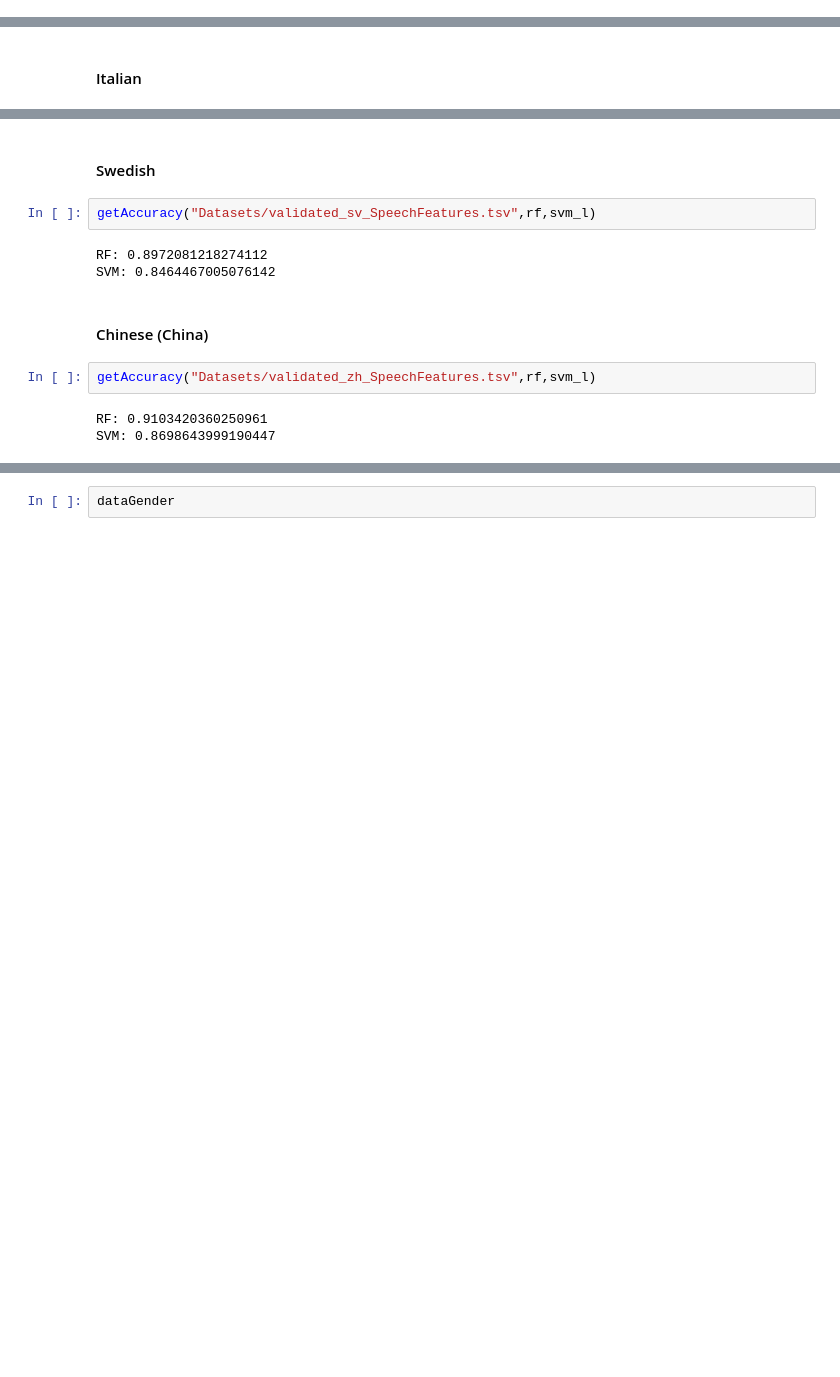
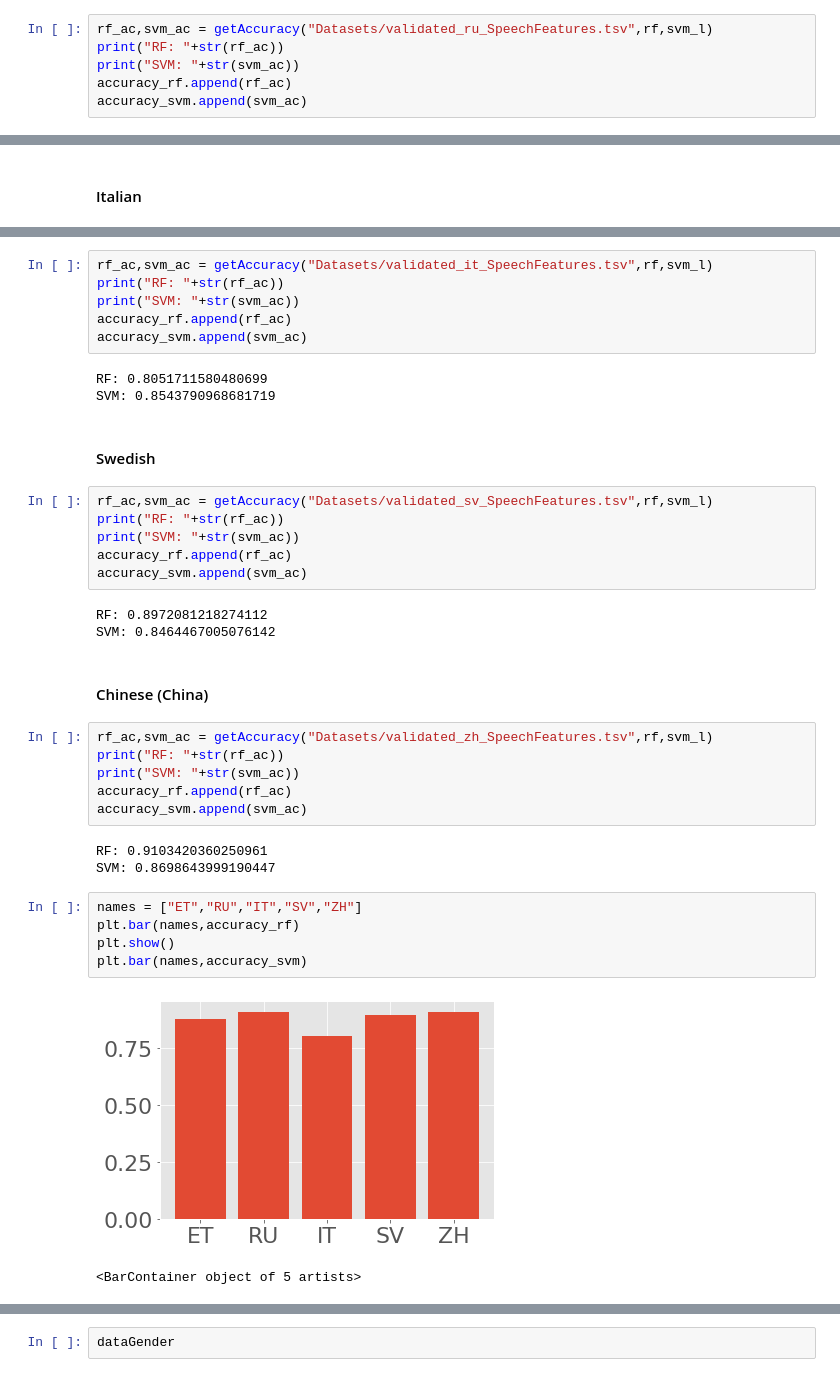
Before and after one commit to Risto-R/IDS-Project, a Jupyter notebook: Notebook.ipynb, the cells around one changed output, grey strips where cells are left out. Saved outputs shown, nothing was run; the diff lists cells and outputs as text; blank space fills up the shorter version.

Commit message:
Graph

```diff
--- a/Notebook.ipynb
+++ b/Notebook.ipynb
@@ -576,0 +576,6 @@ SVM: 0.8724438037268407
+# %%
+rf_ac,svm_ac = getAccuracy("Datasets/validated_ru_SpeechFeatures.tsv",rf,svm_l)
+print("RF: "+str(rf_ac))
+print("SVM: "+str(svm_ac))
+accuracy_rf.append(rf_ac)
+accuracy_svm.append(svm_ac)
@@ -584,14 +587,39 @@ SVM: 0.8543790968681719
+# %%
+rf_ac,svm_ac = getAccuracy("Datasets/validated_it_SpeechFeatures.tsv",rf,svm_l)
+print("RF: "+str(rf_ac))
+print("SVM: "+str(svm_ac))
+accuracy_rf.append(rf_ac)
+accuracy_svm.append(svm_ac)
+# %% [output]
+RF: 0.8051711580480699
+SVM: 0.8543790968681719
 # %% [markdown]
 #### Swedish
-# %%
-getAccuracy("Datasets/validated_sv_SpeechFeatures.tsv",rf,svm_l)
-# %% [output]
-RF: 0.8972081218274112
-SVM: 0.8464467005076142
+# %%
+rf_ac,svm_ac = getAccuracy("Datasets/validated_sv_SpeechFeatures.tsv",rf,svm_l)
+print("RF: "+str(rf_ac))
+print("SVM: "+str(svm_ac))
+accuracy_rf.append(rf_ac)
+accuracy_svm.append(svm_ac)
+# %% [output]
+RF: 0.8972081218274112
+SVM: 0.8464467005076142
 # %% [markdown]
 #### Chinese (China)
-# %%
-getAccuracy("Datasets/validated_zh_SpeechFeatures.tsv",rf,svm_l)
-# %% [output]
-RF: 0.9103420360250961
-SVM: 0.8698643999190447
+# %%
+rf_ac,svm_ac = getAccuracy("Datasets/validated_zh_SpeechFeatures.tsv",rf,svm_l)
+print("RF: "+str(rf_ac))
+print("SVM: "+str(svm_ac))
+accuracy_rf.append(rf_ac)
+accuracy_svm.append(svm_ac)
+# %% [output]
+RF: 0.9103420360250961
+SVM: 0.8698643999190447
+# %%
+names = ["ET","RU","IT","SV","ZH"]
+plt.bar(names,accuracy_rf)
+plt.show()
+plt.bar(names,accuracy_svm)
+# %% [output]
+[figure, added]
+<BarContainer object of 5 artists>
```
Also changed, not shown: parts of 6 cells of this notebook.
